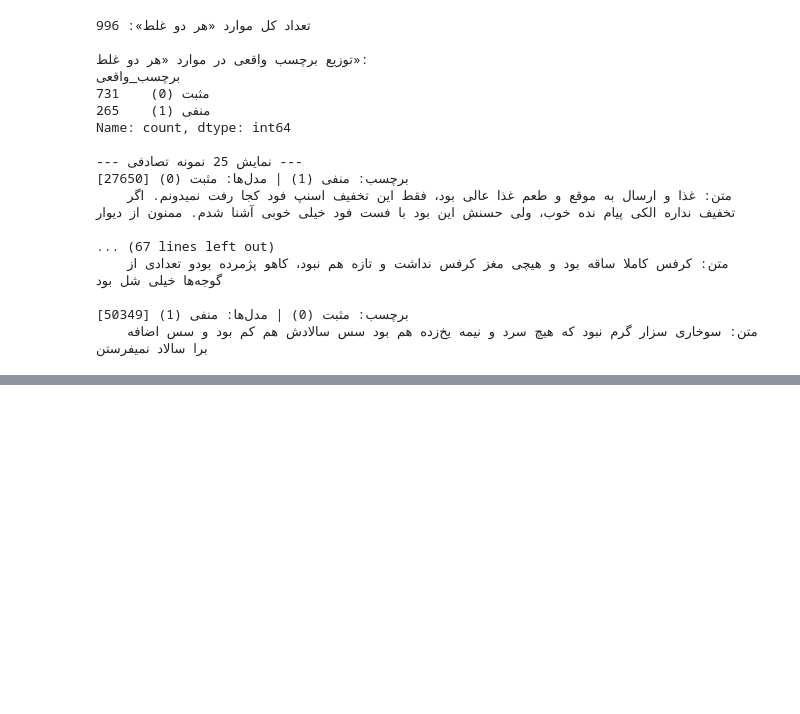
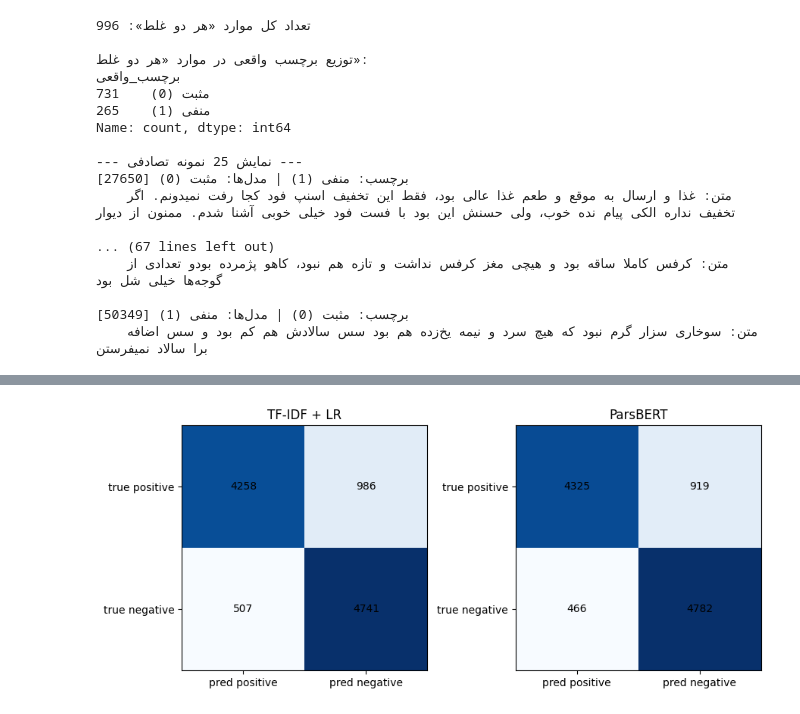
Before and after one commit to alirezakiann/cx-radar, a Jupyter notebook: 01_data_snappfood.ipynb, the cells around one changed output, grey strips where cells are left out. Cells and saved outputs as stored; diff of their text form; code cells hidden in the pictures; blank space fills up the shorter version.

Commit message:
feat: final test evaluation, ParsBERT vs TF-IDF.

```diff
--- a/01_data_snappfood.ipynb
+++ b/01_data_snappfood.ipynb
@@ -750,0 +792,34 @@ Name: count, dtype: int64
+# %%
+import json, os
+import matplotlib.pyplot as plt
+from google.colab import files
+
+os.makedirs('/content/cx-radar/reports/figures', exist_ok=True)
+
+fig, axes = plt.subplots(1, 2, figsize=(9, 4))
+for ax, (name, p) in zip(axes, [('TF-IDF + LR', p_tfidf), ('ParsBERT', p_bert)]):
+    cm = confusion_matrix(y_test, p)
+    ax.imshow(cm, cmap='Blues')
+    ax.set_title(name)
+    ax.set_xticks([0, 1]); ax.set_xticklabels(['pred positive', 'pred negative'])
+    ax.set_yticks([0, 1]); ax.set_yticklabels(['true positive', 'true negative'])
+    for i in range(2):
+        for j in range(2):
+            ax.text(j, i, cm[i, j], ha='center', va='center')
+plt.tight_layout()
+fig_path = '/content/cx-radar/reports/figures/confusion_matrix.png'
+plt.savefig(fig_path, dpi=150)
+
+res = {
+  'tfidf_lr': {'acc': float(accuracy_score(y_test, p_tfidf)),
+               'macro_f1': float(f1_score(y_test, p_tfidf, average='macro'))},
+  'parsbert': {'acc': float(accuracy_score(y_test, p_bert)),
+               'macro_f1': float(f1_score(y_test, p_bert, average='macro'))},
+  'n_test': int(len(test)),
+}
+json_path = '/content/cx-radar/reports/results.json'
+json.dump(res, open(json_path, 'w'), indent=2)
+
+files.download(fig_path)
+files.download(json_path)
+# %% [output]
@@ -750,0 +830 @@ Name: count, dtype: int64
+[figure, added]
```
Also changed, not shown: parts of 2 cells of this notebook.
